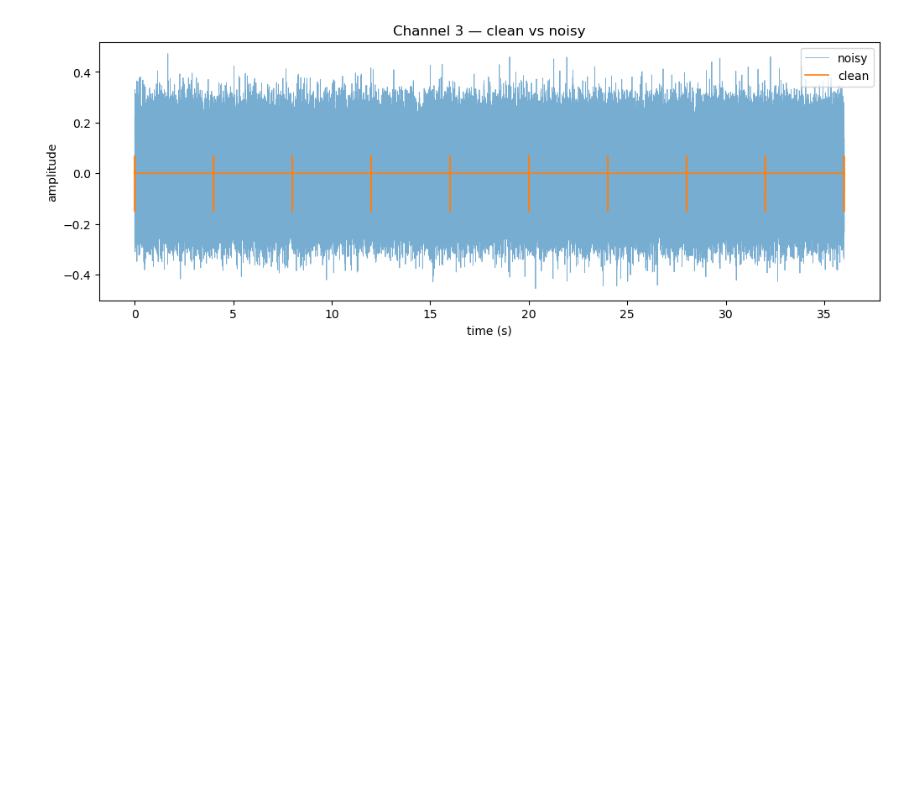
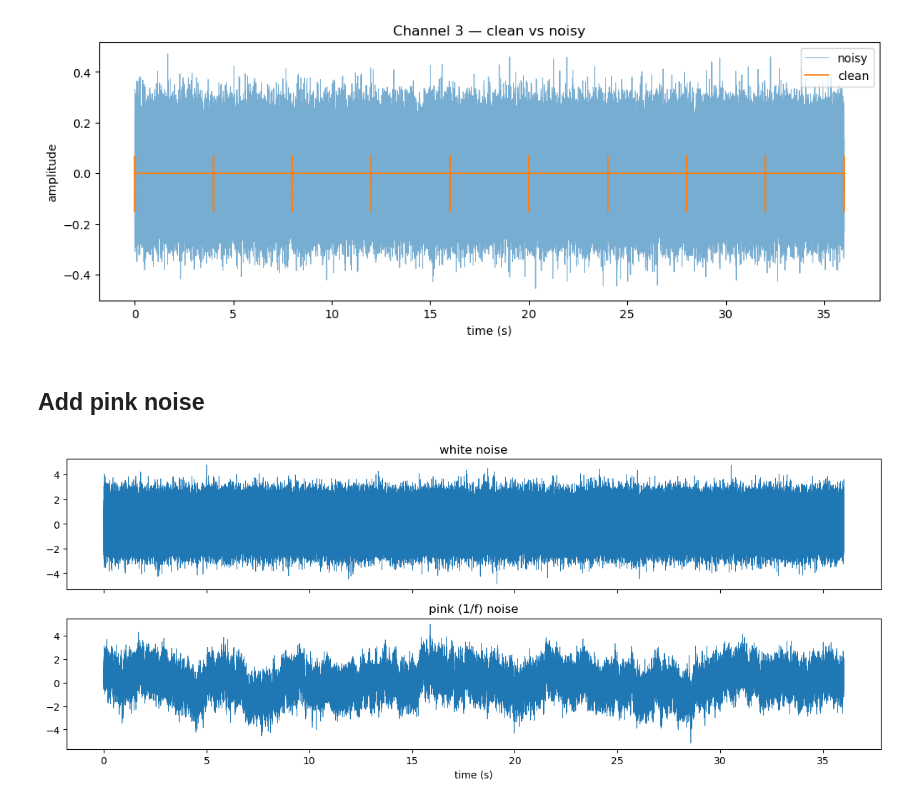
Before and after one commit to Razan-88/Decoding_Chronic_Pain, a Jupyter notebook: notebooks/01_generator.ipynb, the cells around one changed output. Drawn from its saved outputs; the diff is of its cells as text; code cells hidden in the pictures; blank space fills up the shorter version.

```diff
--- a/notebooks/01_generator.ipynb
+++ b/notebooks/01_generator.ipynb
@@ -287,3 +287,43 @@ plt.legend()
 plt.show()
 # %% [output]
 [figure]
+# %% [markdown]
+## Add pink noise
+# %%
+def make_pink_noise(n_samples, fs):
+    """
+    Pink (1/f) noise: white noise shaped so power falls off as 1.frequency.
+    method: FFT white noise -> divide by sqrt(f) -> inverse FFT.
+    """
+    # white noise first
+    white = np.random.normal(0, 1, n_samples)
+
+    # frequency domain
+    spectrum = np.fft.rfft(white)
+
+    # build the frequencies for each spectrum bin
+    freqs = np.fft.rfftfreq(n_samples, d=1/fs)
+
+    # scale: divide each frequency component by sqrt(f), this is what titls the flat white spectrum into 1/f pink.
+    scaling = np.ones_like(freqs)
+    scaling[1:] = 1 / np.sqrt(freqs[1:])  # skip index 0 to avoid /0
+    spectrum_pink = spectrum * scaling
+
+    # time domain
+    pink = np.fft.irfft(spectrum_pink, n=n_samples)
+
+    # normalise to std = 1 so itscales later like white noise
+    pink = pink / np.std(pink)
+    return pink
+# %%
+n = n_samples    #reusing the recording length
+white = np.random.normal(0, 1, n)
+pink = make_pink_noise(n, fs)
+
+fig, ax = plt.subplots(2, 1, figsize=(12, 5), sharex=True)
+ax[0].plot(np.arange(n)/fs, white, lw=0.5); ax[0].set_title("white noise")
+ax[1].plot(np.arange(n)/fs, pink, lw=0.5); ax[1].set_title("pink (1/f) noise")
+ax[1].set_xlabel("time (s)")
+plt.tight_layout(); plt.show()
+# %% [output]
+[figure, added]
```
Also changed, not shown: parts of 7 cells of this notebook.
